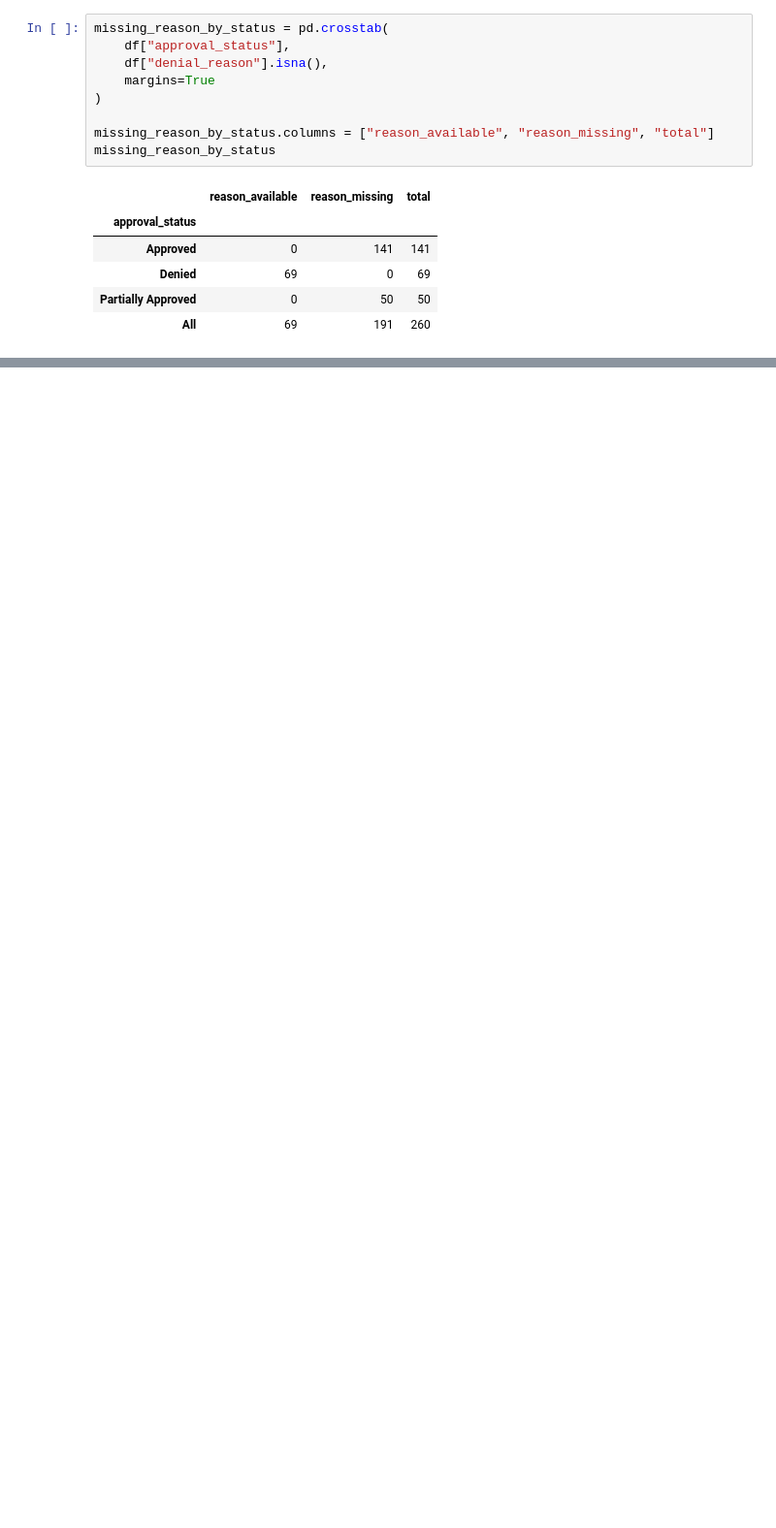
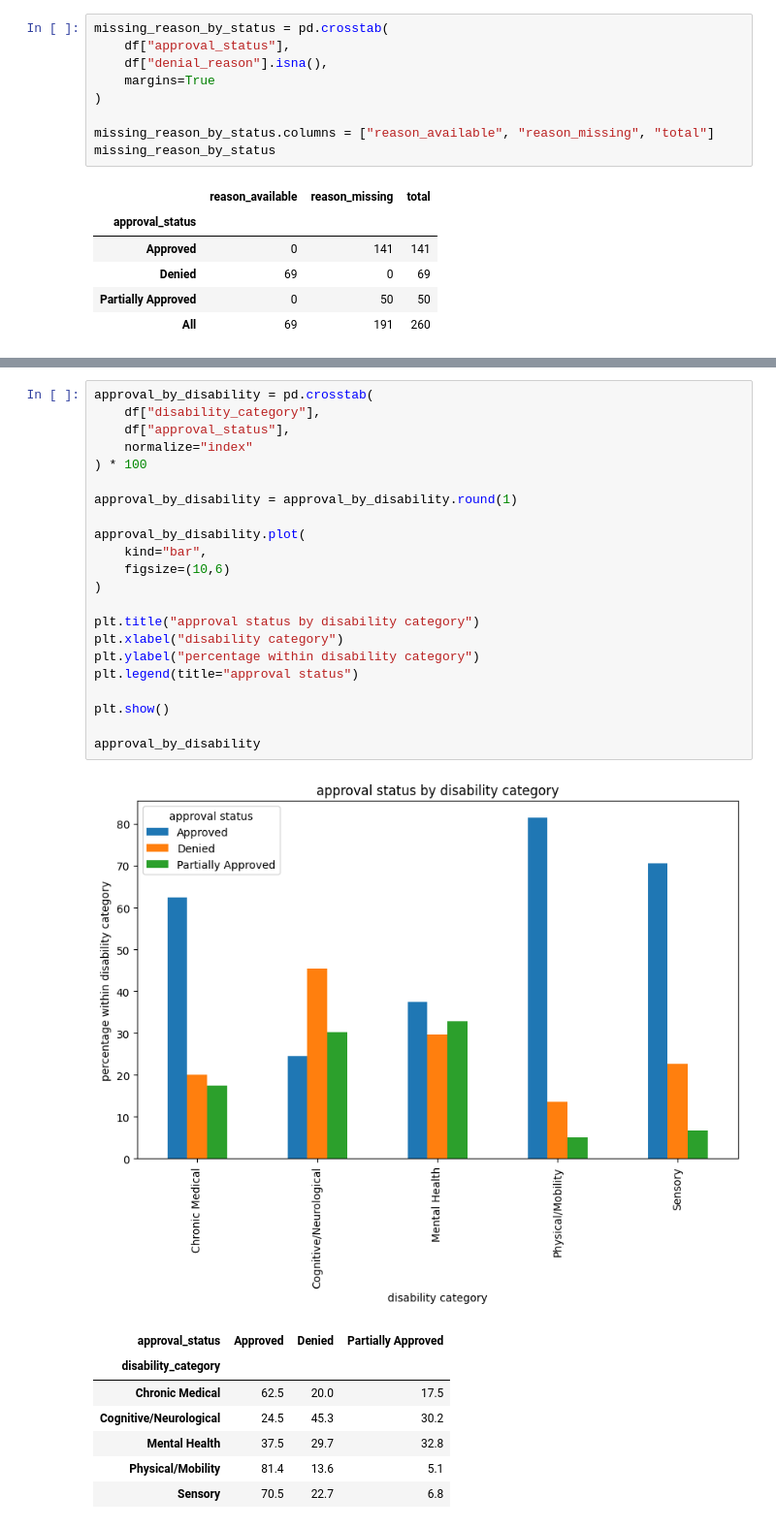
Before and after one commit to MSagri05/IAT461-Final-Project, a Jupyter notebook: workplace_accommodation_analysis.ipynb, the cells around one changed output, grey strips where cells are left out. Shown at 97% size. Drawn from its saved outputs; the diff is of its cells as text; blank space fills up the shorter version.

```diff
--- a/workplace_accommodation_analysis.ipynb
+++ b/workplace_accommodation_analysis.ipynb
@@ -252,0 +369,31 @@ For this reason, these missing values will not be filled using the mean, median,
+# %%
+approval_by_disability = pd.crosstab(
+    df["disability_category"],
+    df["approval_status"],
+    normalize="index"
+) * 100
+
+approval_by_disability = approval_by_disability.round(1)
+
+approval_by_disability.plot(
+    kind="bar",
+    figsize=(10,6)
+)
+
+plt.title("approval status by disability category")
+plt.xlabel("disability category")
+plt.ylabel("percentage within disability category")
+plt.legend(title="approval status")
+
+plt.show()
+
+approval_by_disability
+# %% [output]
+[figure, added]
+| approval_status | Approved | Denied | Partially Approved |
+| disability_category |  |  |  |
+| Chronic Medical | 62.5 | 20.0 | 17.5 |
+| Cognitive/Neurological | 24.5 | 45.3 | 30.2 |
+| Mental Health | 37.5 | 29.7 | 32.8 |
+| Physical/Mobility | 81.4 | 13.6 | 5.1 |
+| Sensory | 70.5 | 22.7 | 6.8 |
```
Also changed, not shown: parts of 41 cells of this notebook.
